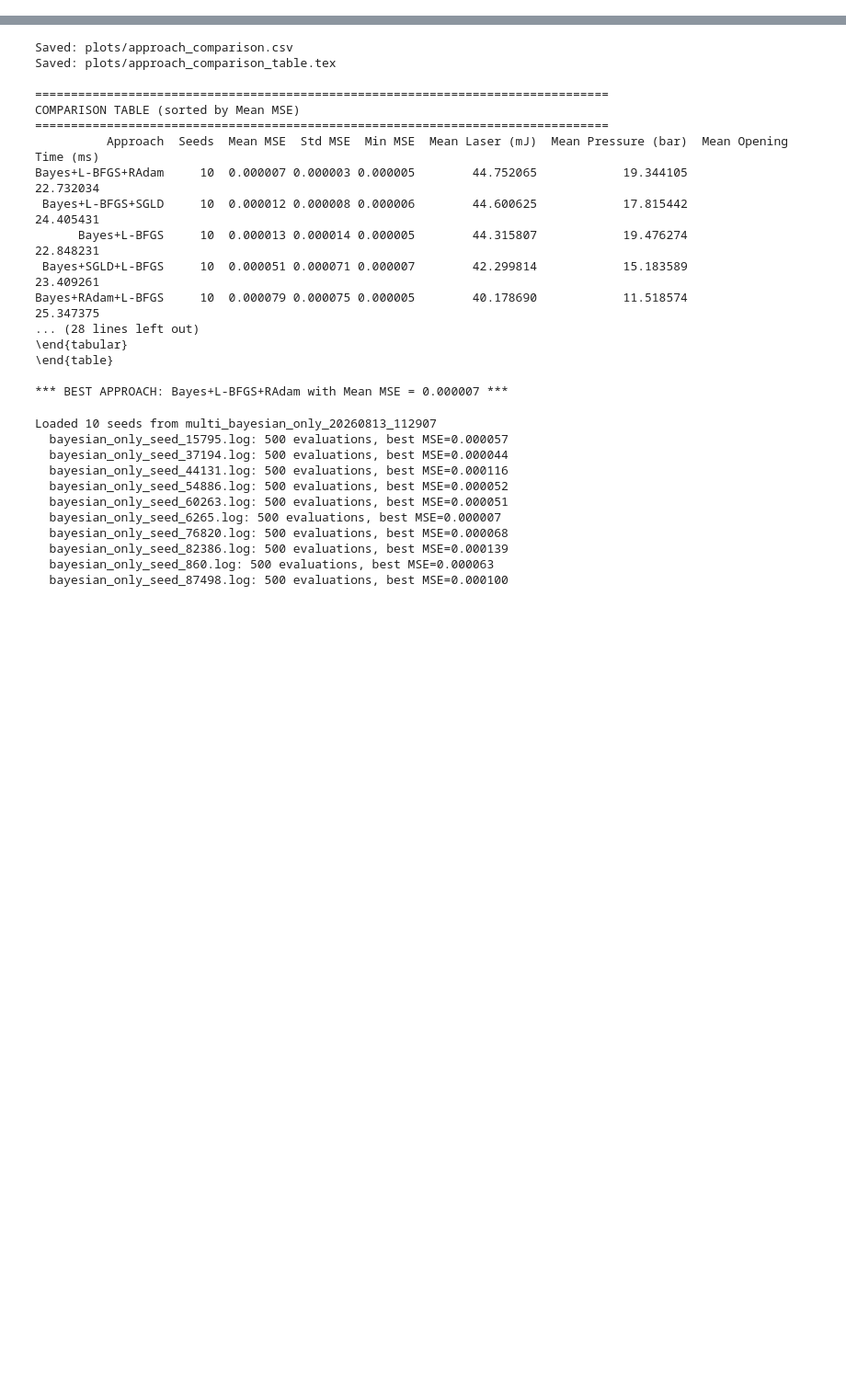
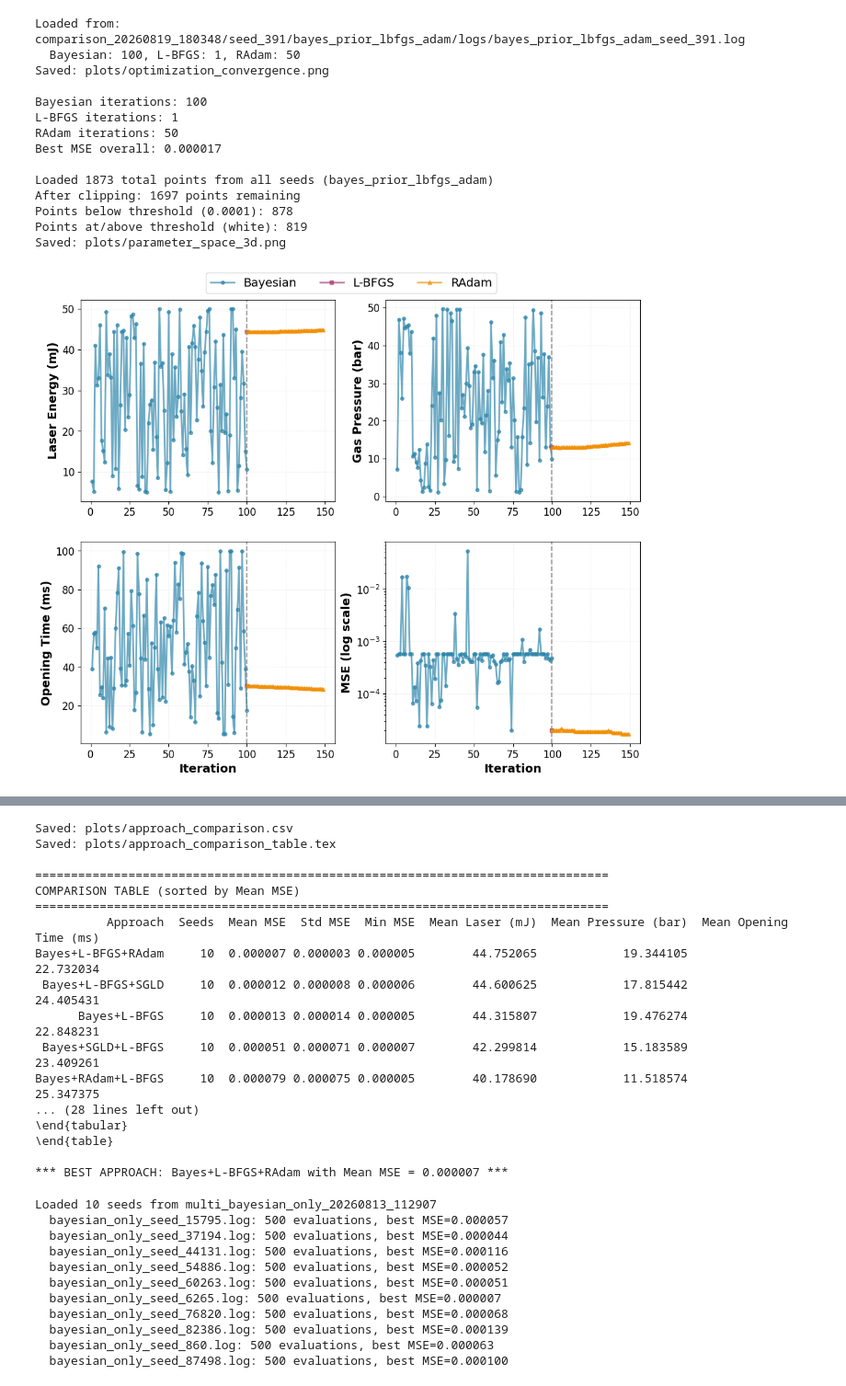
Before and after one commit to Jechmate/LWFA-diffusion-optimization, a Jupyter notebook: plots.ipynb, the cells around one changed output, grey strips where cells are left out. Shown at 92% size. Saved outputs shown, nothing was run; the diff lists cells and outputs as text; code cells hidden in the pictures; blank space fills up the shorter version.

Commit message:
plots update

```diff
--- a/plots.ipynb
+++ b/plots.ipynb
@@ -13,10 +13,10 @@ import os
 # that directory too; missing directories are skipped.
 BASE_DIRS = [
     'comparison_20260114_110450',   # original 8 approaches
-    'comparison_20260818_083630',          # <-- set to your Langevin comparison run
+    'comparison_20260819_180348',          # <-- set to your Langevin comparison run
 ]
 BASE_DIR = BASE_DIRS[0]
-BEST_APPROACH = 'bayes_lbfgs_adam'   # e.g. 'bayes_langevin_lbfgs' to feature SGLD
+BEST_APPROACH = 'bayes_prior_lbfgs_adam'   # e.g. 'bayes_langevin_lbfgs' to feature SGLD
 EXAMPLE_SEED = 391
 # Only used for the printed point counts in the 3D section.
 mse_threshold = 1e-4
@@ -261,30 +261,46 @@ ax5.scatter(x_side, all_pressure, all_acq, c='#b0b8c0', s=6, alpha=0.2, marker='
 
 # Main scatter plot
 scatter = ax5.scatter(all_laser, all_pressure, all_acq, c=colors_array, s=sizes, edgecolors='#555555', linewidth=0.3)
 
 ax5.set_xlabel('Laser Energy (mJ)', fontsize=14, fontweight='bold', labelpad=10)
 ax5.set_ylabel('Gas Pressure (bar)', fontsize=14, fontweight='bold', labelpad=10)
 ax5.set_zlabel('Opening Time (ms)', fontsize=14, fontweight='bold', labelpad=5)
 ax5.set_xlim(laser_min, laser_max)
 ax5.set_ylim(pressure_min, pressure_max)
 ax5.set_zlim(acq_min, acq_max)
 
 n_below = np.sum(all_mse < mse_threshold)
 n_above = np.sum(all_mse >= mse_threshold)
 print(f"Points below threshold ({mse_threshold}): {n_below}")
 print(f"Points at/above threshold (white): {n_above}")
 
 ax5.view_init(elev=elev_angle, azim=azim_angle)
 ax5.tick_params(axis='both', which='major', labelsize=14)
 
 # Legend for the stages actually present
 from matplotlib.patches import Patch
 present_phases = [p for p in PHASES if np.any(all_optimizer == p)]
 legend_elements = [Patch(facecolor=PHASE_COLOR[p], label=PHASE_LABEL[p]) for p in present_phases]
 ax5.legend(handles=legend_elements, loc='upper left', fontsize=12, framealpha=0.9)
 
 plt.tight_layout()
 plt.savefig('plots/parameter_space_3d.png', dpi=300, bbox_inches='tight', facecolor='white', edgecolor='none', pad_inches=0.1)
 print("Saved: plots/parameter_space_3d.png")
 
 plt.show()
+# %% [output]
+Loaded from: comparison_20260819_180348/seed_391/bayes_prior_lbfgs_adam/logs/bayes_prior_lbfgs_adam_seed_391.log
+  Bayesian: 100, L-BFGS: 1, RAdam: 50
+Saved: plots/optimization_convergence.png
+
+Bayesian iterations: 100
+L-BFGS iterations: 1
+RAdam iterations: 50
+Best MSE overall: 0.000017
+
+Loaded 1873 total points from all seeds (bayes_prior_lbfgs_adam)
+After clipping: 1697 points remaining
+Points below threshold (0.0001): 878
+Points at/above threshold (white): 819
+Saved: plots/parameter_space_3d.png
+[figure, added]
```
Also changed, not shown: parts of 2 cells of this notebook.
